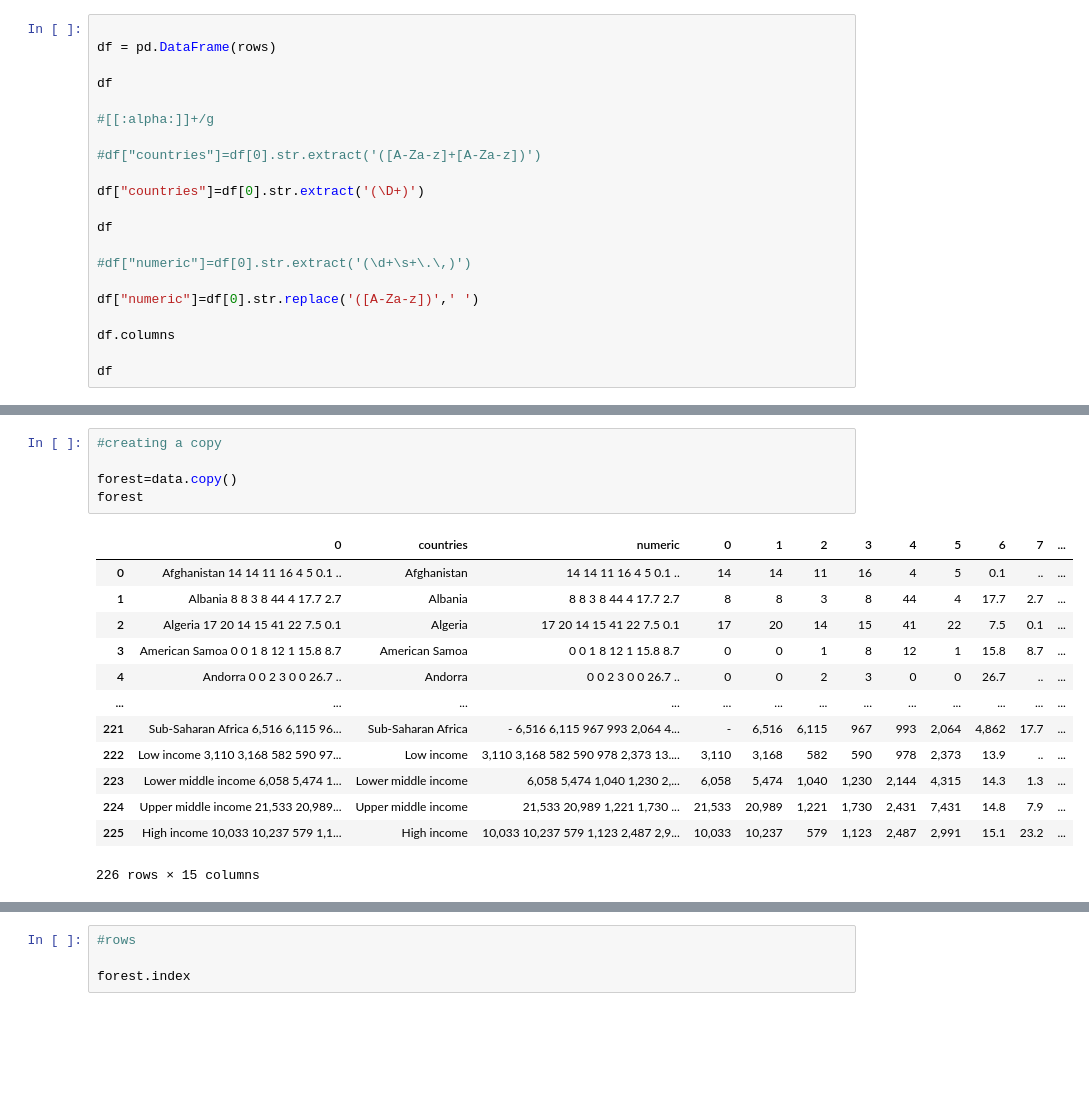
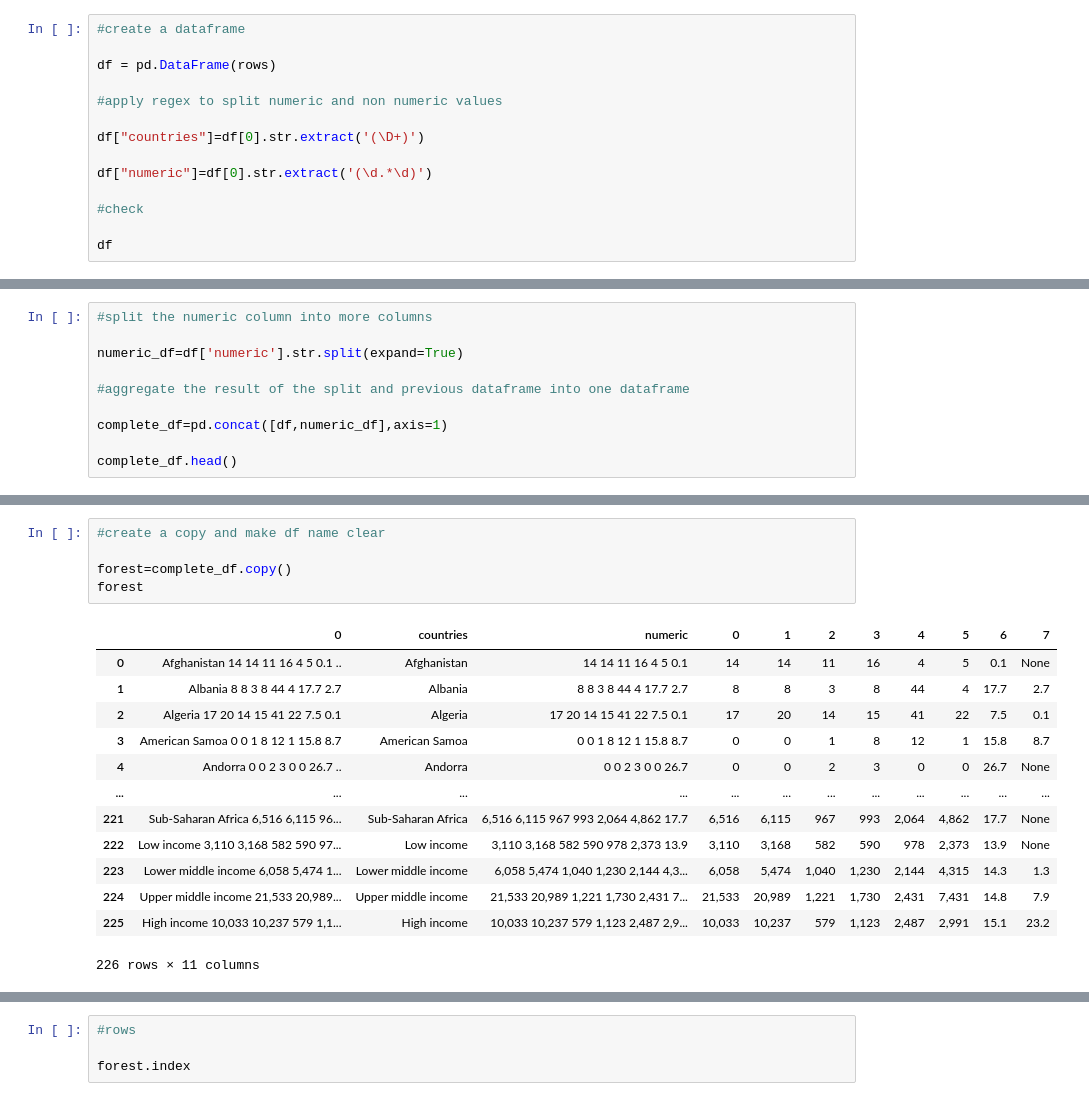
Before and after one commit to Ulli-Aech/Project_Data_Thieves, a Jupyter notebook: Deforestation.ipynb, the cells around one changed output, grey strips where cells are left out. Cells and saved outputs as stored; diff of their text form; blank space fills up the shorter version.

```diff
--- a/Deforestation.ipynb
+++ b/Deforestation.ipynb
@@ -55,24 +62,17 @@ rows
  ['Upper middle income 21,533 20,989 1,221 1,730 2,431 7,431 14.8 7.9'],
  ['High income 10,033 10,237 579 1,123 2,487 2,991 15.1 23.2']]
 # %%
+#create a dataframe
 
 df = pd.DataFrame(rows)
 
-df
-
-#[[:alpha:]]+/g
-
-#df["countries"]=df[0].str.extract('([A-Za-z]+[A-Za-z])')
+#apply regex to split numeric and non numeric values
 
 df["countries"]=df[0].str.extract('(\D+)')
 
-df
+df["numeric"]=df[0].str.extract('(\d.*\d)')
 
-#df["numeric"]=df[0].str.extract('(\d+\s+\.\,)')
-
-df["numeric"]=df[0].str.replace('([A-Za-z])',' ')
-
-df.columns
+#check
 
 df
 # %% [output]
@@ -111,0 +92,10 @@ data
+# %%
+#split the numeric column into more columns
+
+numeric_df=df['numeric'].str.split(expand=True)
+
+#aggregate the result of the split and previous dataframe into one dataframe
+
+complete_df=pd.concat([df,numeric_df],axis=1)
+
+complete_df.head()
@@ -112,19 +109,19 @@ data
 # %%
-#creating a copy
+#create a copy and make df name clear
 
-forest=data.copy()
+forest=complete_df.copy()
 forest
 # %% [output]
-|  | 0 | countries | numeric | 0 | 1 | 2 | 3 | 4 | 5 | 6 | 7 | ... |
-| 0 | Afghanistan 14 14 11 16 4 5 0.1 .. | Afghanistan | 14 14 11 16 4 5 0.1 .. | 14 | 14 | 11 | 16 | 4 | 5 | 0.1 | .. | ... |
-| 1 | Albania 8 8 3 8 44 4 17.7 2.7 | Albania | 8 8 3 8 44 4 17.7 2.7 | 8 | 8 | 3 | 8 | 44 | 4 | 17.7 | 2.7 | ... |
-| 2 | Algeria 17 20 14 15 41 22 7.5 0.1 | Algeria | 17 20 14 15 41 22 7.5 0.1 | 17 | 20 | 14 | 15 | 41 | 22 | 7.5 | 0.1 | ... |
-| 3 | American Samoa 0 0 1 8 12 1 15.8 8.7 | American Samoa | 0 0 1 8 12 1 15.8 8.7 | 0 | 0 | 1 | 8 | 12 | 1 | 15.8 | 8.7 | ... |
-| 4 | Andorra 0 0 2 3 0 0 26.7 .. | Andorra | 0 0 2 3 0 0 26.7 .. | 0 | 0 | 2 | 3 | 0 | 0 | 26.7 | .. | ... |
-| ... | ... | ... | ... | ... | ... | ... | ... | ... | ... | ... | ... | ... |
-| 221 | Sub-Saharan Africa 6,516 6,115 96... | Sub-Saharan Africa | - 6,516 6,115 967 993 2,064 4... | - | 6,516 | 6,115 | 967 | 993 | 2,064 | 4,862 | 17.7 | ... |
-| 222 | Low income 3,110 3,168 582 590 97... | Low income | 3,110 3,168 582 590 978 2,373 13.... | 3,110 | 3,168 | 582 | 590 | 978 | 2,373 | 13.9 | .. | ... |
-| 223 | Lower middle income 6,058 5,474 1... | Lower middle income | 6,058 5,474 1,040 1,230 2,... | 6,058 | 5,474 | 1,040 | 1,230 | 2,144 | 4,315 | 14.3 | 1.3 | ... |
-| 224 | Upper middle income 21,533 20,989... | Upper middle income | 21,533 20,989 1,221 1,730 ... | 21,533 | 20,989 | 1,221 | 1,730 | 2,431 | 7,431 | 14.8 | 7.9 | ... |
-| 225 | High income 10,033 10,237 579 1,1... | High income | 10,033 10,237 579 1,123 2,487 2,9... | 10,033 | 10,237 | 579 | 1,123 | 2,487 | 2,991 | 15.1 | 23.2 | ... |
+|  | 0 | countries | numeric | 0 | 1 | 2 | 3 | 4 | 5 | 6 | 7 |
+| 0 | Afghanistan 14 14 11 16 4 5 0.1 .. | Afghanistan | 14 14 11 16 4 5 0.1 | 14 | 14 | 11 | 16 | 4 | 5 | 0.1 | None |
+| 1 | Albania 8 8 3 8 44 4 17.7 2.7 | Albania | 8 8 3 8 44 4 17.7 2.7 | 8 | 8 | 3 | 8 | 44 | 4 | 17.7 | 2.7 |
+| 2 | Algeria 17 20 14 15 41 22 7.5 0.1 | Algeria | 17 20 14 15 41 22 7.5 0.1 | 17 | 20 | 14 | 15 | 41 | 22 | 7.5 | 0.1 |
+| 3 | American Samoa 0 0 1 8 12 1 15.8 8.7 | American Samoa | 0 0 1 8 12 1 15.8 8.7 | 0 | 0 | 1 | 8 | 12 | 1 | 15.8 | 8.7 |
+| 4 | Andorra 0 0 2 3 0 0 26.7 .. | Andorra | 0 0 2 3 0 0 26.7 | 0 | 0 | 2 | 3 | 0 | 0 | 26.7 | None |
+| ... | ... | ... | ... | ... | ... | ... | ... | ... | ... | ... | ... |
+| 221 | Sub-Saharan Africa 6,516 6,115 96... | Sub-Saharan Africa | 6,516 6,115 967 993 2,064 4,862 17.7 | 6,516 | 6,115 | 967 | 993 | 2,064 | 4,862 | 17.7 | None |
+| 222 | Low income 3,110 3,168 582 590 97... | Low income | 3,110 3,168 582 590 978 2,373 13.9 | 3,110 | 3,168 | 582 | 590 | 978 | 2,373 | 13.9 | None |
+| 223 | Lower middle income 6,058 5,474 1... | Lower middle income | 6,058 5,474 1,040 1,230 2,144 4,3... | 6,058 | 5,474 | 1,040 | 1,230 | 2,144 | 4,315 | 14.3 | 1.3 |
+| 224 | Upper middle income 21,533 20,989... | Upper middle income | 21,533 20,989 1,221 1,730 2,431 7... | 21,533 | 20,989 | 1,221 | 1,730 | 2,431 | 7,431 | 14.8 | 7.9 |
+| 225 | High income 10,033 10,237 579 1,1... | High income | 10,033 10,237 579 1,123 2,487 2,9... | 10,033 | 10,237 | 579 | 1,123 | 2,487 | 2,991 | 15.1 | 23.2 |
-226 rows × 15 columns
+226 rows × 11 columns
```
Also changed, not shown: parts of 26 cells of this notebook.
